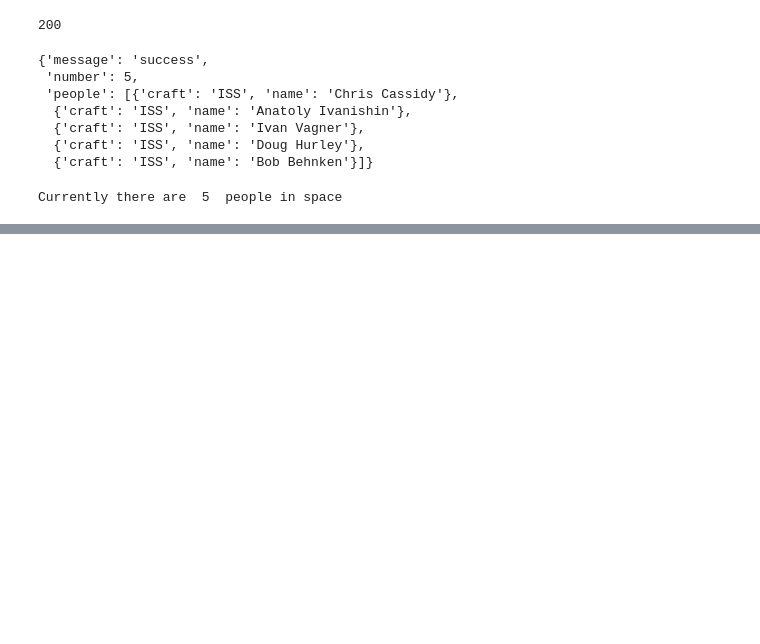
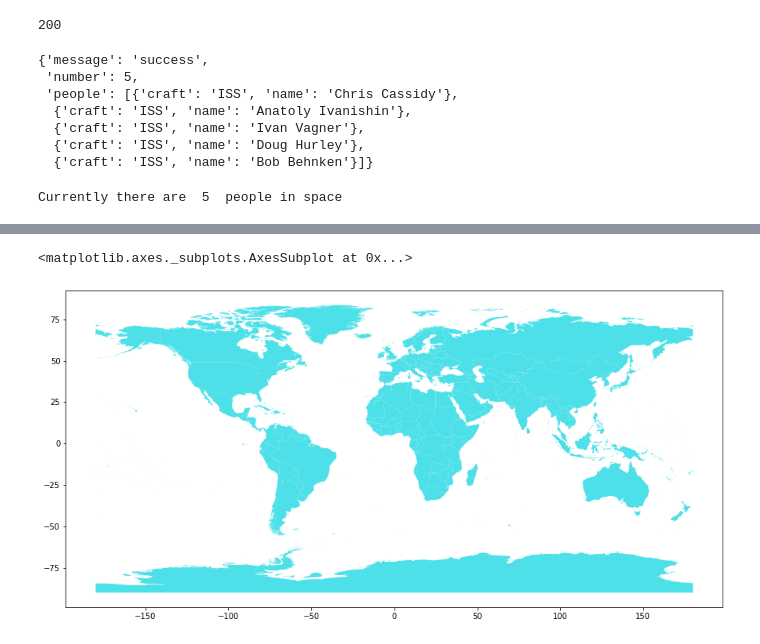
Before and after one commit to Binardino/python_side_projects, a Jupyter notebook: ISS_tracker/ISS_tracker_ geopandas.ipynb, the cells around one changed output, grey strips where cells are left out. Saved outputs shown, nothing was run; the diff lists cells and outputs as text; code cells hidden in the pictures; blank space fills up the shorter version.

```diff
--- a/ISS_tracker/ISS_tracker_ geopandas.ipynb
+++ b/ISS_tracker/ISS_tracker_ geopandas.ipynb
@@ -133,0 +203,5 @@ ISS_df['timestamp'] = ISS_df['timestamp'].astype(float)
+# %%
+#Importing world map shapefile from the web as geopandas df
+earth_shp = gpd.read_file('http://thematicmapping.org/downloads/TM_WORLD_BORDERS-0.3.zip')
+
+earth_shp.head()
@@ -133,0 +242,5 @@ ISS_df['timestamp'] = ISS_df['timestamp'].astype(float)
+# %%
+earth_shp.plot(figsize=(15,10), color='#4DE0E8')
+# %% [output]
+<matplotlib.axes._subplots.AxesSubplot at 0x...>
+[figure, added]
```
Also changed, not shown: parts of 24 cells of this notebook, 2 other files.
